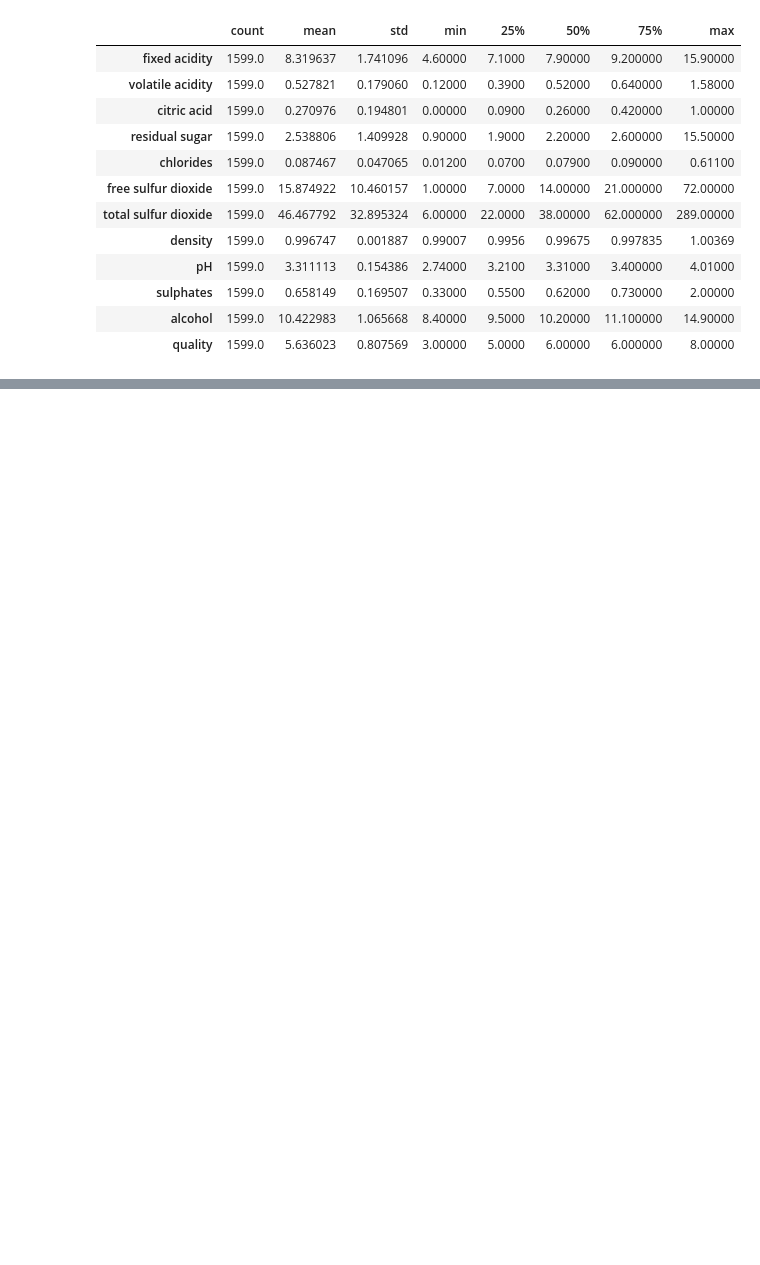
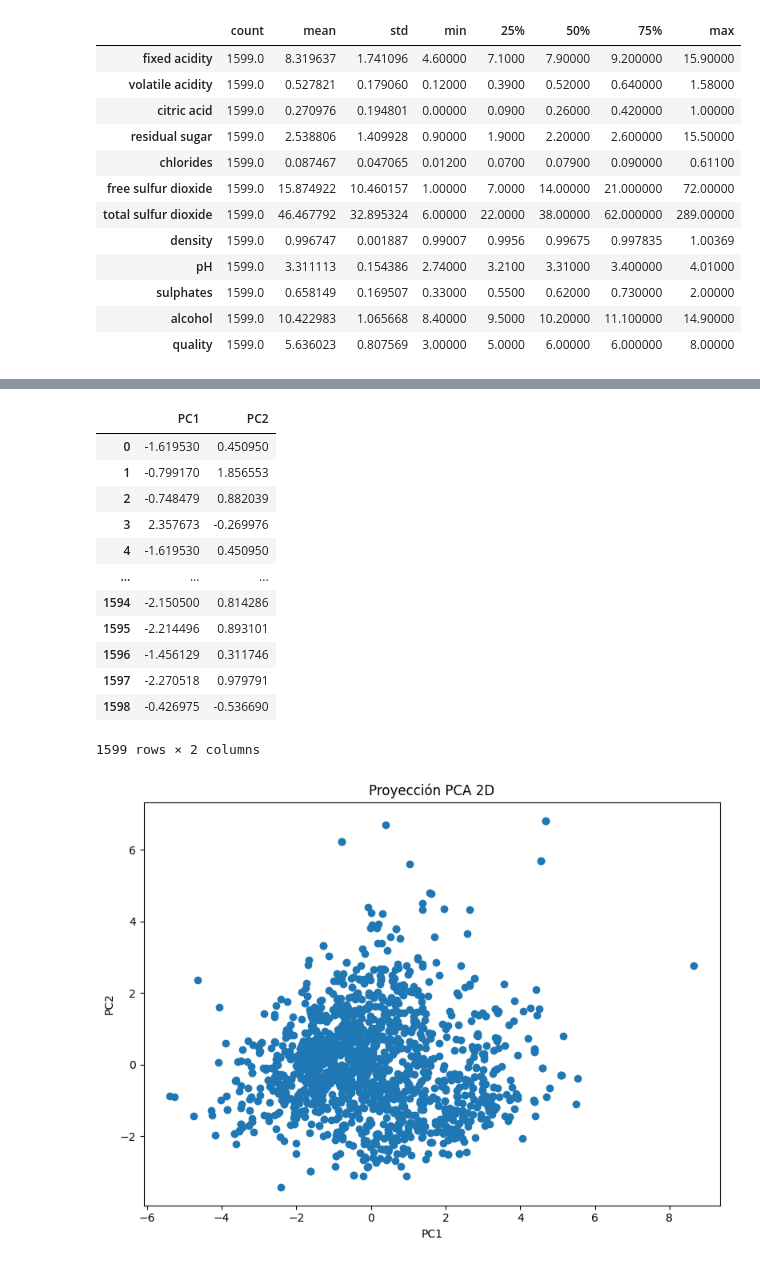
Before and after one commit to ignaciocastillo/WineQuality-CastilloVega, a Jupyter notebook: notebooks/analisis_vino.ipynb, the cells around one changed output, grey strips where cells are left out. Cells and saved outputs as stored; diff of their text form; code cells hidden in the pictures; blank space fills up the shorter version.

```diff
--- a/notebooks/analisis_vino.ipynb
+++ b/notebooks/analisis_vino.ipynb
@@ -70,0 +208,17 @@ Las variables presentan escalas distintas, por lo que será necesario aplicar es
+# %%
+analisis.scatter_pca()
+# %% [output]
+|  | PC1 | PC2 |
+| 0 | -1.619530 | 0.450950 |
+| 1 | -0.799170 | 1.856553 |
+| 2 | -0.748479 | 0.882039 |
+| 3 | 2.357673 | -0.269976 |
+| 4 | -1.619530 | 0.450950 |
+| ... | ... | ... |
+| 1594 | -2.150500 | 0.814286 |
+| 1595 | -2.214496 | 0.893101 |
+| 1596 | -1.456129 | 0.311746 |
+| 1597 | -2.270518 | 0.979791 |
+| 1598 | -0.426975 | -0.536690 |
+1599 rows × 2 columns
+[figure, added]
```
Also changed, not shown: parts of 51 cells of this notebook, 27 other files.
